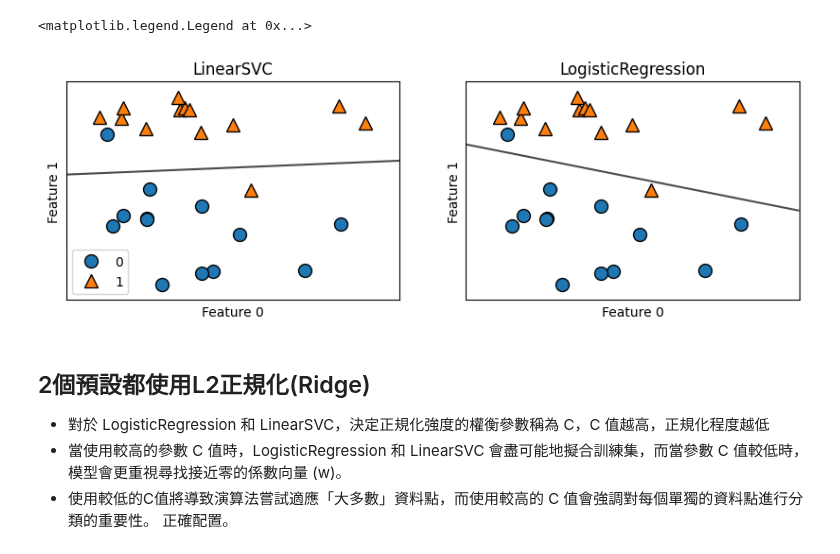
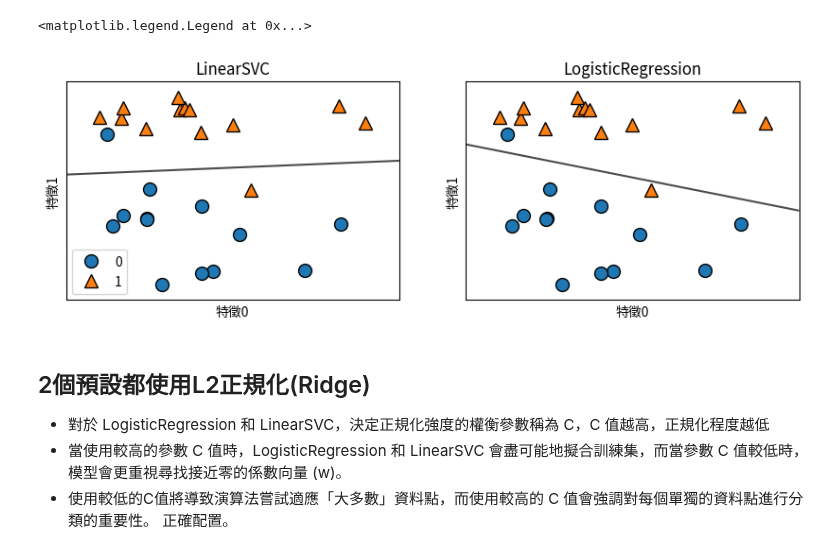
Before and after one commit to roberthsu2003/machine_learning, a Jupyter notebook: 邏輯迴歸/說明2.ipynb, the cells around one changed output. Cells and saved outputs as stored; diff of their text form; code cells hidden in the pictures.

```diff
--- a/邏輯迴歸/說明2.ipynb
+++ b/邏輯迴歸/說明2.ipynb
@@ -0,0 +7,5 @@
+# %%
+import matplotlib as mpl
+from matplotlib.font_manager import fontManager
+fontManager.addfont("ChineseFont.ttf")
+mpl.rc('font', family="ChineseFont")
@@ -1,26 +46,26 @@
 # %%
-#畫圖表了解什麼叫分數
-
+#使用圖表檢驗資料集
 import mglearn.datasets
 from sklearn.linear_model import LogisticRegression
 from sklearn.svm import LinearSVC
 import mglearn
 import matplotlib.pyplot as plt
 
-X, y = mglearn.datasets.make_forge()
+X, y = mglearn.datasets.make_forge() #使用真偽資料集
 
 fig, axes = plt.subplots(1, 2, figsize = (10, 3))
 for model, ax in zip([LinearSVC(), LogisticRegression()], axes):
     clf = model.fit(X, y)
+    #X特徵,fill是否填色,alpha,線段的不透明度
     mglearn.plots.plot_2d_separator(clf, X, fill=False, eps=0.5, ax=ax, alpha=.7)
     mglearn.discrete_scatter(X[:, 0], X[:,1], y, ax=ax)
     ax.set_title("{}".format(clf.__class__.__name__))
-    ax.set_xlabel("Feature 0")
-    ax.set_ylabel("Feature 1")
+    ax.set_xlabel("特徵0")
+    ax.set_ylabel("特徵1")
 axes[0].legend()
 # %% [output]
 <matplotlib.legend.Legend at 0x...>
-[figure, old version]
+[figure, new version]
 # %% [markdown]
 ## 2個預設都使用L2正規化(Ridge)
 - 對於 LogisticRegression 和 LinearSVC，決定正規化強度的權衡參數稱為 C，C 值越高，正規化程度越低
```
Also changed, not shown: parts of 7 cells of this notebook.
